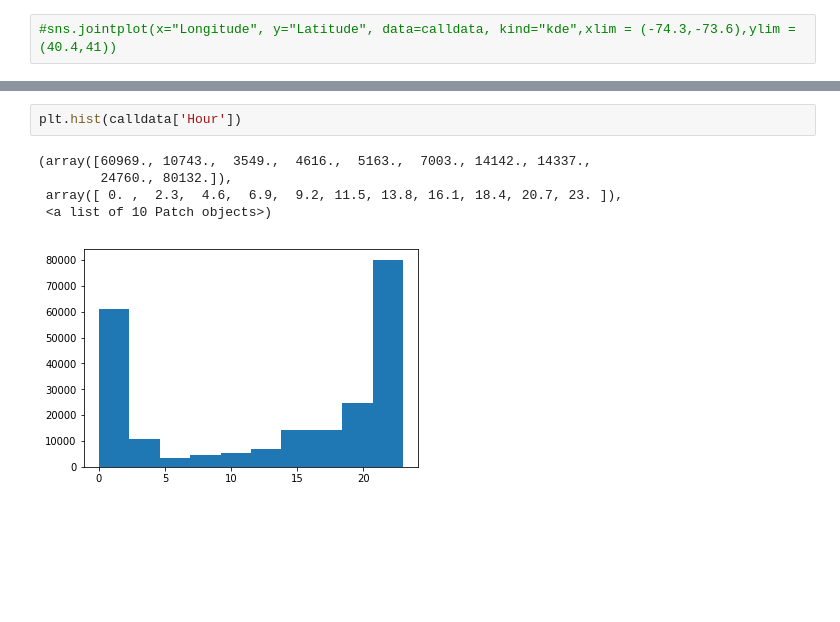
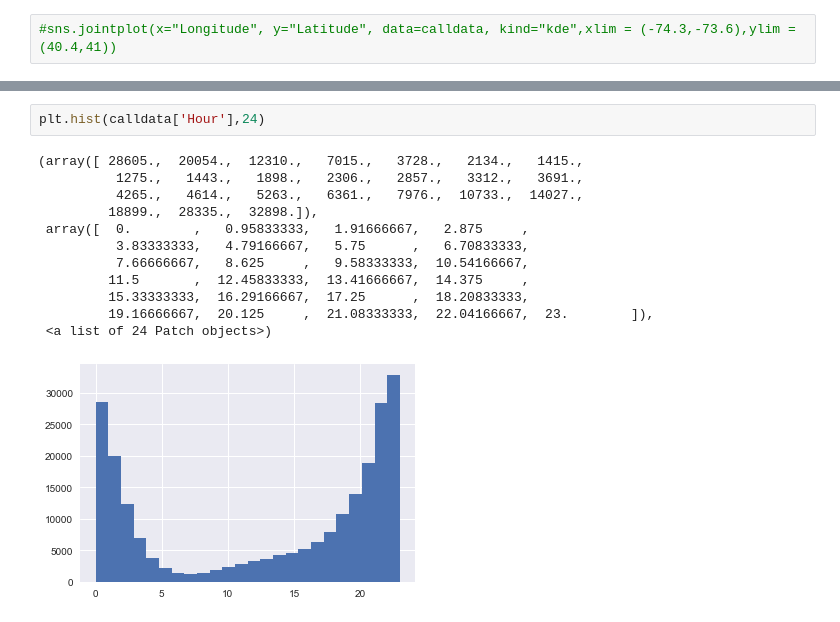
Before and after one commit to TrifectaIII/Data-Science-Final, a Jupyter notebook: DataScienceFinal.ipynb, the cells around one changed output, grey strips where cells are left out. Drawn from its saved outputs; the diff is of its cells as text; blank space fills up the shorter version.

```diff
--- a/DataScienceFinal.ipynb
+++ b/DataScienceFinal.ipynb
@@ -199,11 +210,18 @@ sns.jointplot(x="Longitude", y="Latitude", data=calldata, kind="hex",xlim = (-74
 # %%
-plt.hist(calldata['Hour'])
+plt.hist(calldata['Hour'],24)
 # %% [output]
-(array([60969., 10743.,  3549.,  4616.,  5163.,  7003., 14142., 14337.,
-        24760., 80132.]),
- array([ 0. ,  2.3,  4.6,  6.9,  9.2, 11.5, 13.8, 16.1, 18.4, 20.7, 23. ]),
- <a list of 10 Patch objects>)
+(array([ 28605.,  20054.,  12310.,   7015.,   3728.,   2134.,   1415.,
+          1275.,   1443.,   1898.,   2306.,   2857.,   3312.,   3691.,
+          4265.,   4614.,   5263.,   6361.,   7976.,  10733.,  14027.,
+         18899.,  28335.,  32898.]),
+ array([  0.        ,   0.95833333,   1.91666667,   2.875     ,
+          3.83333333,   4.79166667,   5.75      ,   6.70833333,
+          7.66666667,   8.625     ,   9.58333333,  10.54166667,
+         11.5       ,  12.45833333,  13.41666667,  14.375     ,
+         15.33333333,  16.29166667,  17.25      ,  18.20833333,
+         19.16666667,  20.125     ,  21.08333333,  22.04166667,  23.        ]),
+ <a list of 24 Patch objects>)
-[figure, old version]
+[figure, new version]
 # %%
 #Locations by hour
 
```
Also changed, not shown: parts of 23 cells of this notebook.
